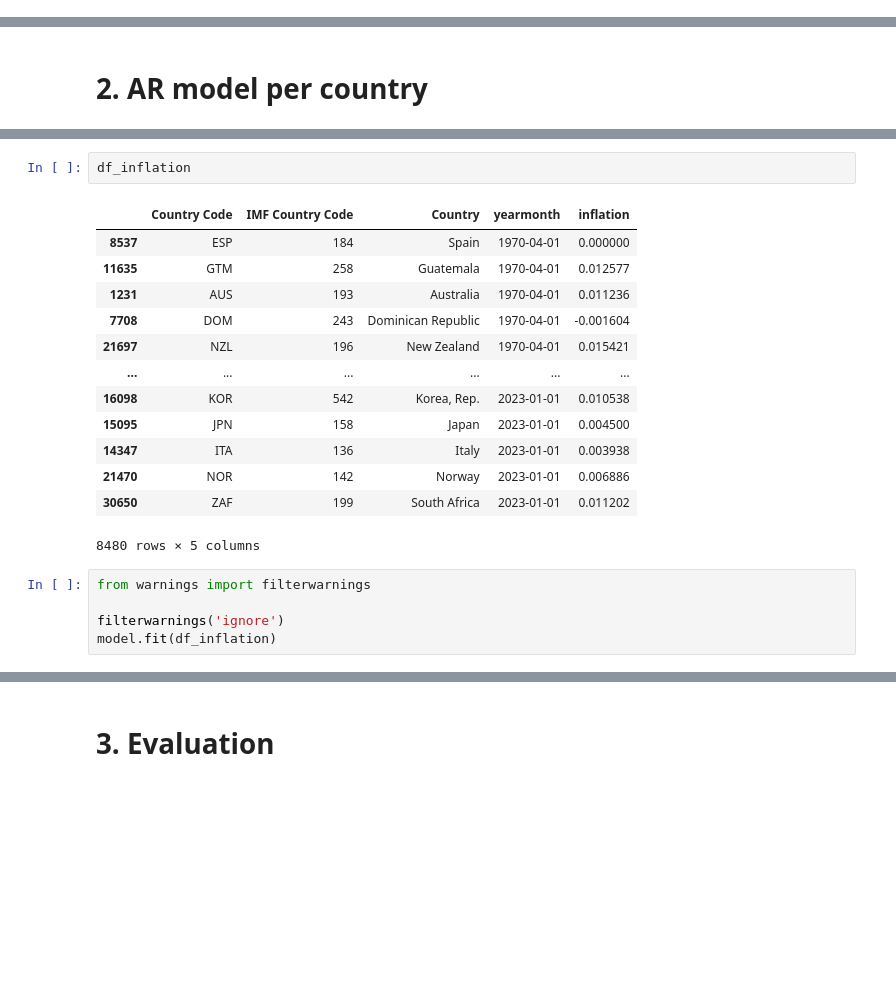
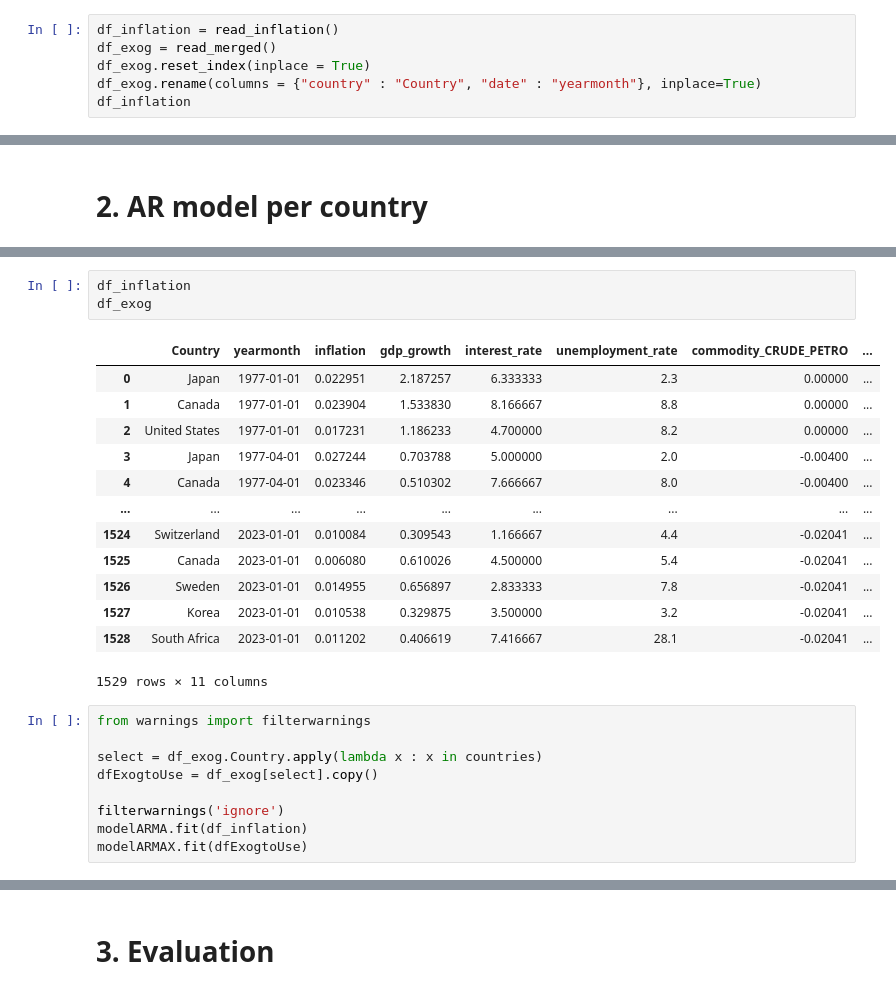
Before and after one commit to mvanaltvorst/seminar, a Jupyter notebook: notebooks/models/armax_model.ipynb, the cells around one changed output, grey strips where cells are left out. Cells and saved outputs as stored; diff of their text form; blank space fills up the shorter version.

```diff
--- a/notebooks/models/armax_model.ipynb
+++ b/notebooks/models/armax_model.ipynb
@@ -26,0 +14,6 @@ df_inflation
+# %%
+df_inflation = read_inflation()
+df_exog = read_merged()
+df_exog.reset_index(inplace = True)
+df_exog.rename(columns = {"country" : "Country", "date" : "yearmonth"}, inplace=True)
+df_inflation
@@ -34,22 +51,27 @@ model
 # %%
 df_inflation
+df_exog
 # %% [output]
-|  | Country Code | IMF Country Code | Country | yearmonth | inflation |
-| 8537 | ESP | 184 | Spain | 1970-04-01 | 0.000000 |
-| 11635 | GTM | 258 | Guatemala | 1970-04-01 | 0.012577 |
-| 1231 | AUS | 193 | Australia | 1970-04-01 | 0.011236 |
-| 7708 | DOM | 243 | Dominican Republic | 1970-04-01 | -0.001604 |
-| 21697 | NZL | 196 | New Zealand | 1970-04-01 | 0.015421 |
-| ... | ... | ... | ... | ... | ... |
-| 16098 | KOR | 542 | Korea, Rep. | 2023-01-01 | 0.010538 |
-| 15095 | JPN | 158 | Japan | 2023-01-01 | 0.004500 |
-| 14347 | ITA | 136 | Italy | 2023-01-01 | 0.003938 |
-| 21470 | NOR | 142 | Norway | 2023-01-01 | 0.006886 |
-| 30650 | ZAF | 199 | South Africa | 2023-01-01 | 0.011202 |
+|  | Country | yearmonth | inflation | gdp_growth | interest_rate | unemployment_rate | commodity_CRUDE_PETRO | ... |
+| 0 | Japan | 1977-01-01 | 0.022951 | 2.187257 | 6.333333 | 2.3 | 0.00000 | ... |
+| 1 | Canada | 1977-01-01 | 0.023904 | 1.533830 | 8.166667 | 8.8 | 0.00000 | ... |
+| 2 | United States | 1977-01-01 | 0.017231 | 1.186233 | 4.700000 | 8.2 | 0.00000 | ... |
+| 3 | Japan | 1977-04-01 | 0.027244 | 0.703788 | 5.000000 | 2.0 | -0.00400 | ... |
+| 4 | Canada | 1977-04-01 | 0.023346 | 0.510302 | 7.666667 | 8.0 | -0.00400 | ... |
+| ... | ... | ... | ... | ... | ... | ... | ... | ... |
+| 1524 | Switzerland | 2023-01-01 | 0.010084 | 0.309543 | 1.166667 | 4.4 | -0.02041 | ... |
+| 1525 | Canada | 2023-01-01 | 0.006080 | 0.610026 | 4.500000 | 5.4 | -0.02041 | ... |
+| 1526 | Sweden | 2023-01-01 | 0.014955 | 0.656897 | 2.833333 | 7.8 | -0.02041 | ... |
+| 1527 | Korea | 2023-01-01 | 0.010538 | 0.329875 | 3.500000 | 3.2 | -0.02041 | ... |
+| 1528 | South Africa | 2023-01-01 | 0.011202 | 0.406619 | 7.416667 | 28.1 | -0.02041 | ... |
-8480 rows × 5 columns
+1529 rows × 11 columns
 # %%
 from warnings import filterwarnings
 
+select = df_exog.Country.apply(lambda x : x in countries)
+dfExogtoUse = df_exog[select].copy()
+
 filterwarnings('ignore')
-model.fit(df_inflation)
+modelARMA.fit(df_inflation)
+modelARMAX.fit(dfExogtoUse)
 # %%
```
Also changed, not shown: parts of 27 cells of this notebook.
